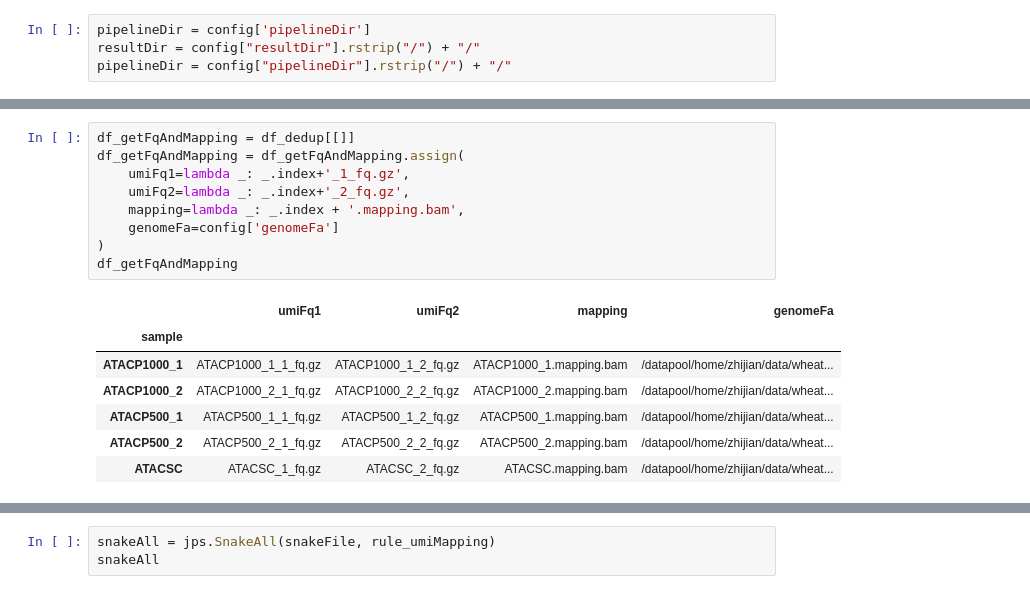
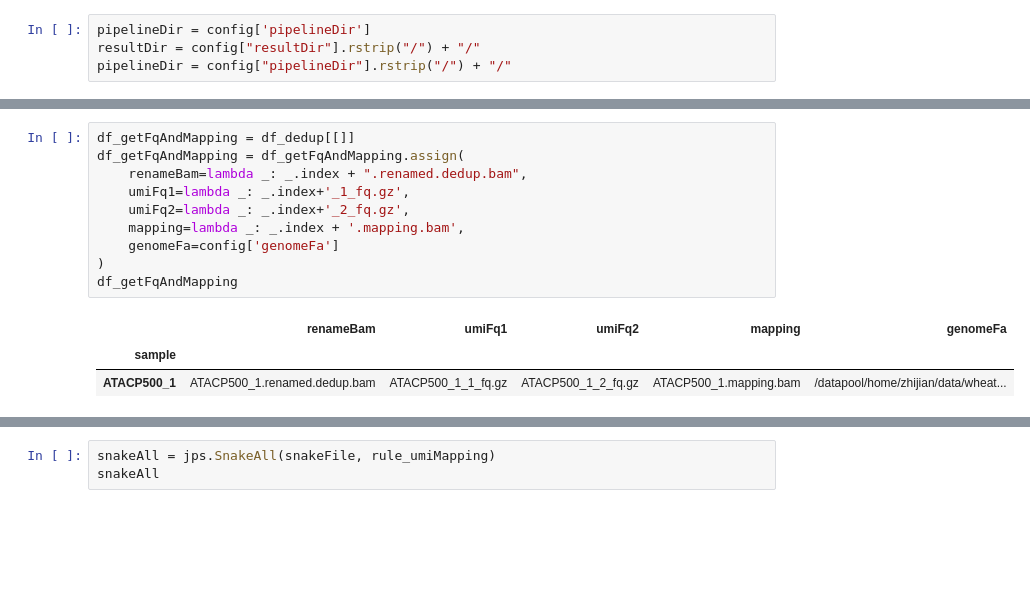
Before and after one commit to liuzj039/jpy_tools, a Jupyter notebook: pipeline/scumiatac/snakemake.ipynb, the cells around one changed output, grey strips where cells are left out. Drawn from its saved outputs; the diff is of its cells as text; blank space fills up the shorter version.

```diff
--- a/pipeline/scumiatac/snakemake.ipynb
+++ b/pipeline/scumiatac/snakemake.ipynb
@@ -471,20 +444,17 @@ touch {output.dedupFinished}
 # %%
 df_getFqAndMapping = df_dedup[[]]
 df_getFqAndMapping = df_getFqAndMapping.assign(
+    renameBam=lambda _: _.index + ".renamed.dedup.bam",
     umiFq1=lambda _: _.index+'_1_fq.gz',
     umiFq2=lambda _: _.index+'_2_fq.gz',
     mapping=lambda _: _.index + '.mapping.bam',
     genomeFa=config['genomeFa']
 )
 df_getFqAndMapping
 # %% [output]
-|  | umiFq1 | umiFq2 | mapping | genomeFa |
-| sample |  |  |  |  |
-| ATACP1000_1 | ATACP1000_1_1_fq.gz | ATACP1000_1_2_fq.gz | ATACP1000_1.mapping.bam | /datapool/home/zhijian/data/wheat... |
-| ATACP1000_2 | ATACP1000_2_1_fq.gz | ATACP1000_2_2_fq.gz | ATACP1000_2.mapping.bam | /datapool/home/zhijian/data/wheat... |
-| ATACP500_1 | ATACP500_1_1_fq.gz | ATACP500_1_2_fq.gz | ATACP500_1.mapping.bam | /datapool/home/zhijian/data/wheat... |
-| ATACP500_2 | ATACP500_2_1_fq.gz | ATACP500_2_2_fq.gz | ATACP500_2.mapping.bam | /datapool/home/zhijian/data/wheat... |
-| ATACSC | ATACSC_1_fq.gz | ATACSC_2_fq.gz | ATACSC.mapping.bam | /datapool/home/zhijian/data/wheat... |
+|  | renameBam | umiFq1 | umiFq2 | mapping | genomeFa |
+| sample |  |  |  |  |  |
+| ATACP500_1 | ATACP500_1.renamed.dedup.bam | ATACP500_1_1_fq.gz | ATACP500_1_2_fq.gz | ATACP500_1.mapping.bam | /datapool/home/zhijian/data/wheat... |
 # %%
 rule_umiMapping = jps.SnakeRule(snakeFile, "umiMapping", 16)
 rule_umiMapping.addCode(
```
Also changed, not shown: parts of 16 cells of this notebook, 3 other files.
